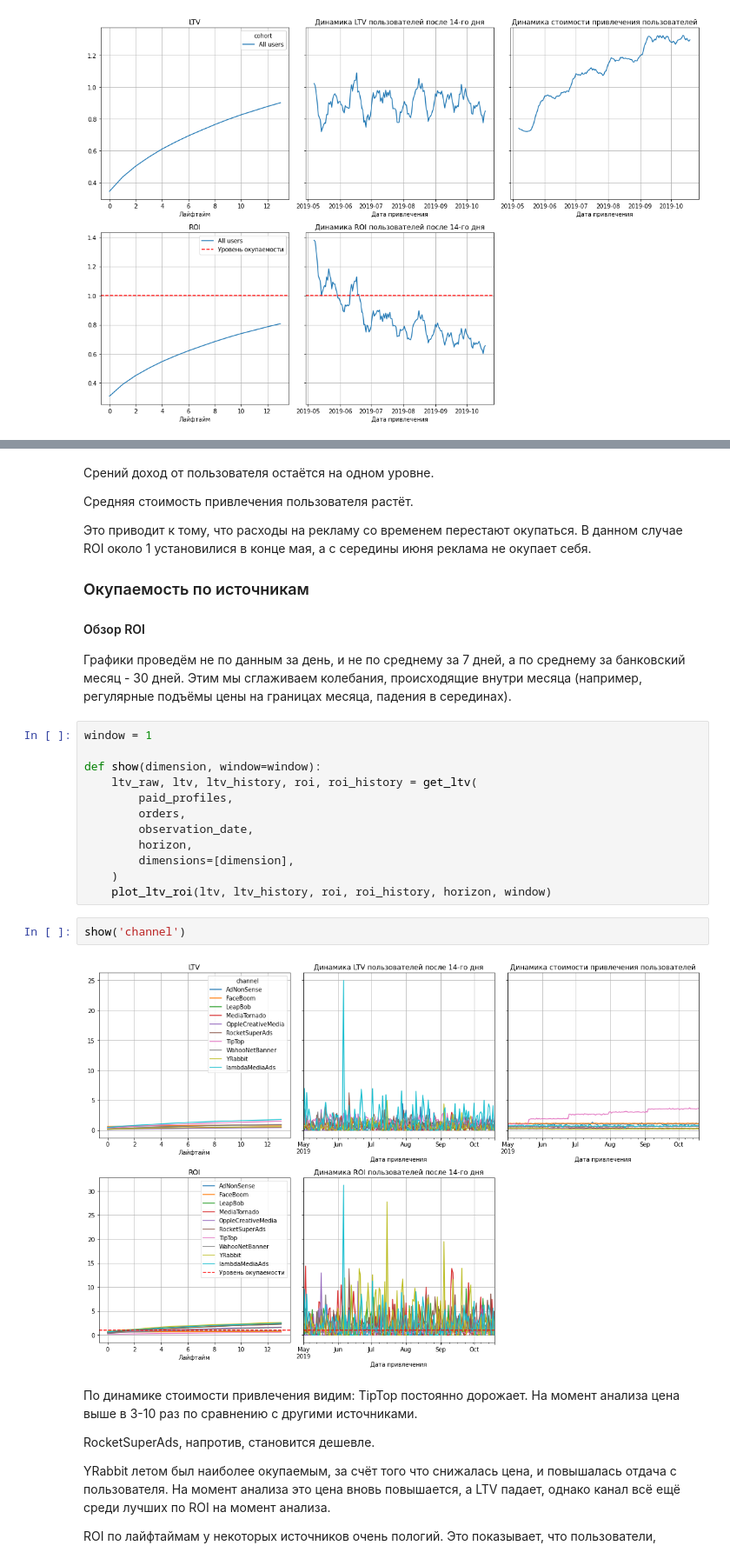
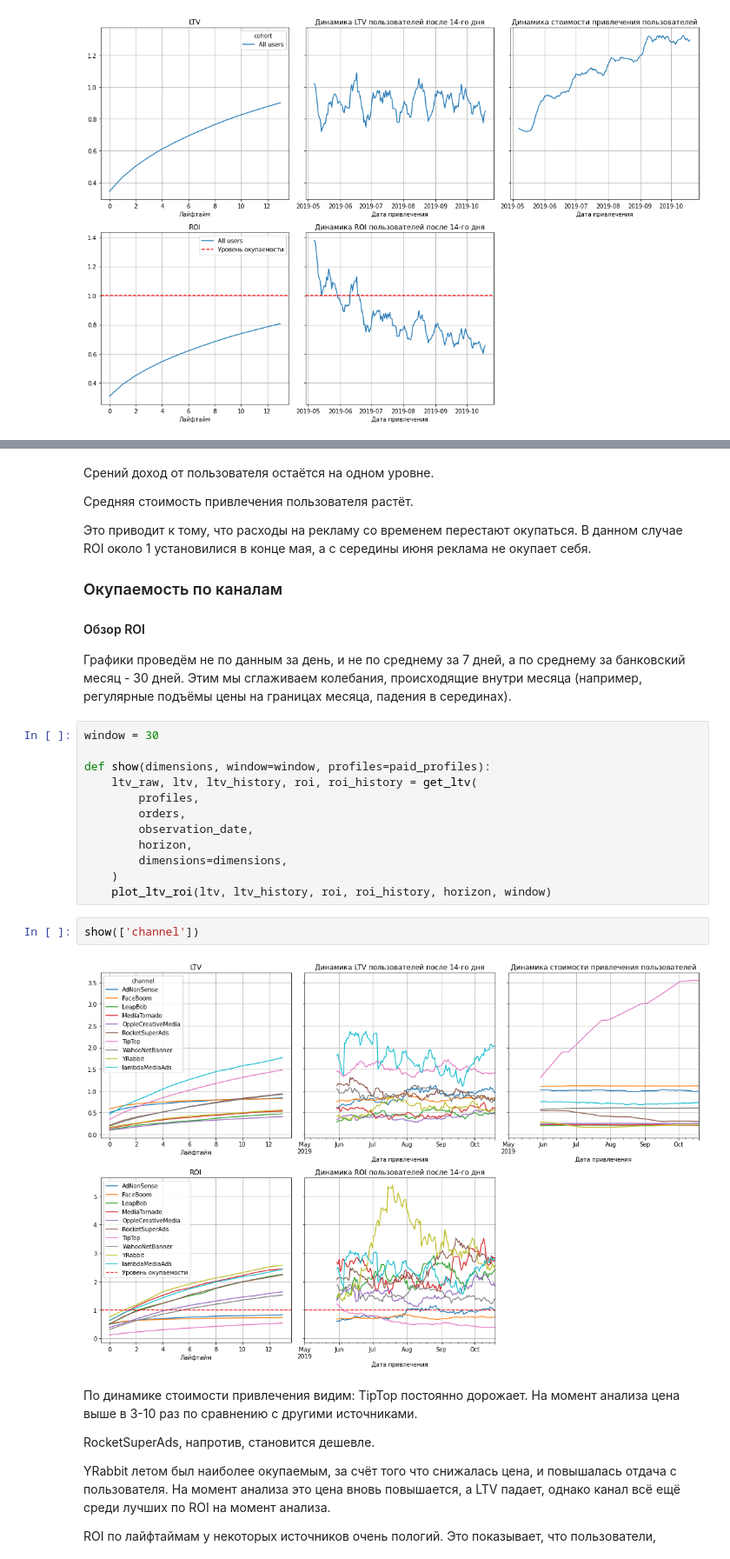
Before and after one commit to okeangel/da_portfolio, a Jupyter notebook: portfolio/week_14_marketing.ipynb, the cells around one changed output, grey strips where cells are left out. Shown at 87% size. Cells and saved outputs as stored; diff of their text form.

```diff
--- a/portfolio/week_14_marketing.ipynb
+++ b/portfolio/week_14_marketing.ipynb
@@ -1284,27 +1263,27 @@ ltv_raw
 
 Это приводит к тому, что расходы на рекламу со временем перестают окупаться. В данном случае ROI около 1 установилися в конце мая, а с середины июня реклама не окупает себя.
 
-### Окупаемость по источникам
+### Окупаемость по каналам
 
 #### Обзор ROI
 
 Графики проведём не по данным за день, и не по среднему за 7 дней, а по среднему за банковский месяц - 30 дней. Этим мы сглаживаем колебания, происходящие внутри месяца (например, регулярные подъёмы цены на границах месяца, падения в серединах).
 # %%
-window = 1
+window = 30
 
-def show(dimension, window=window):
+def show(dimensions, window=window, profiles=paid_profiles):
     ltv_raw, ltv, ltv_history, roi, roi_history = get_ltv(
-        paid_profiles,
+        profiles,
         orders,
         observation_date,
         horizon,
-        dimensions=[dimension],
+        dimensions=dimensions,
     )
     plot_ltv_roi(ltv, ltv_history, roi, roi_history, horizon, window)
 # %%
-show('channel')
+show(['channel'])
 # %% [output]
-[figure, old version]
+[figure, new version]
 # %% [markdown]
 По динамике стоимости привлечения видим: TipTop постоянно дорожает. На момент анализа цена выше в 3-10 раз по сравнению с другими источниками.
 
```
Also changed, not shown: parts of 60 cells of this notebook.
